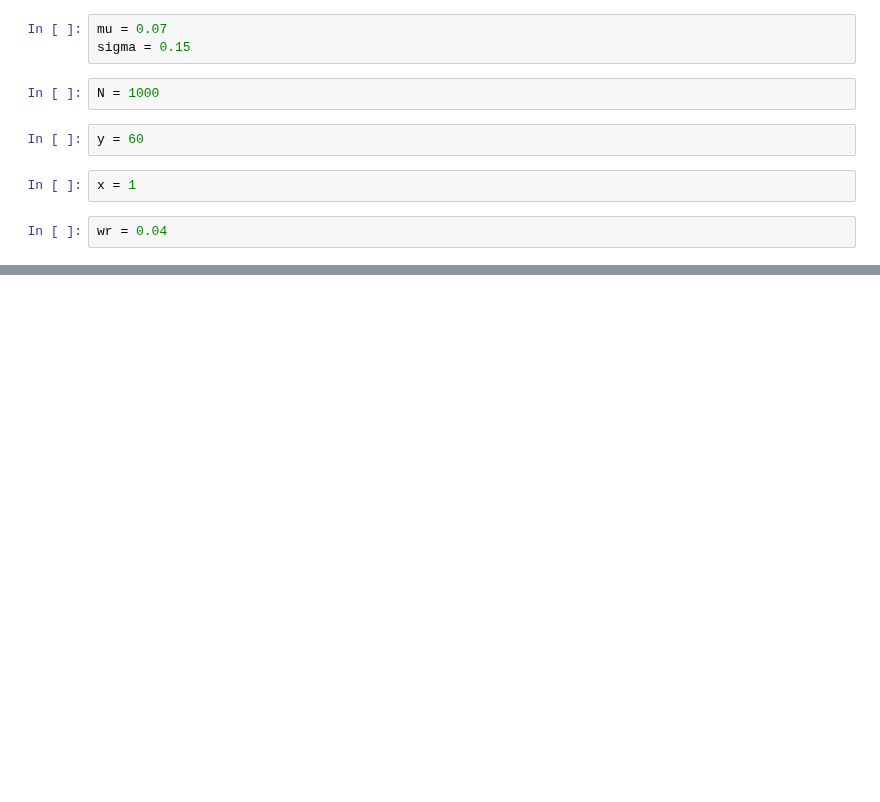
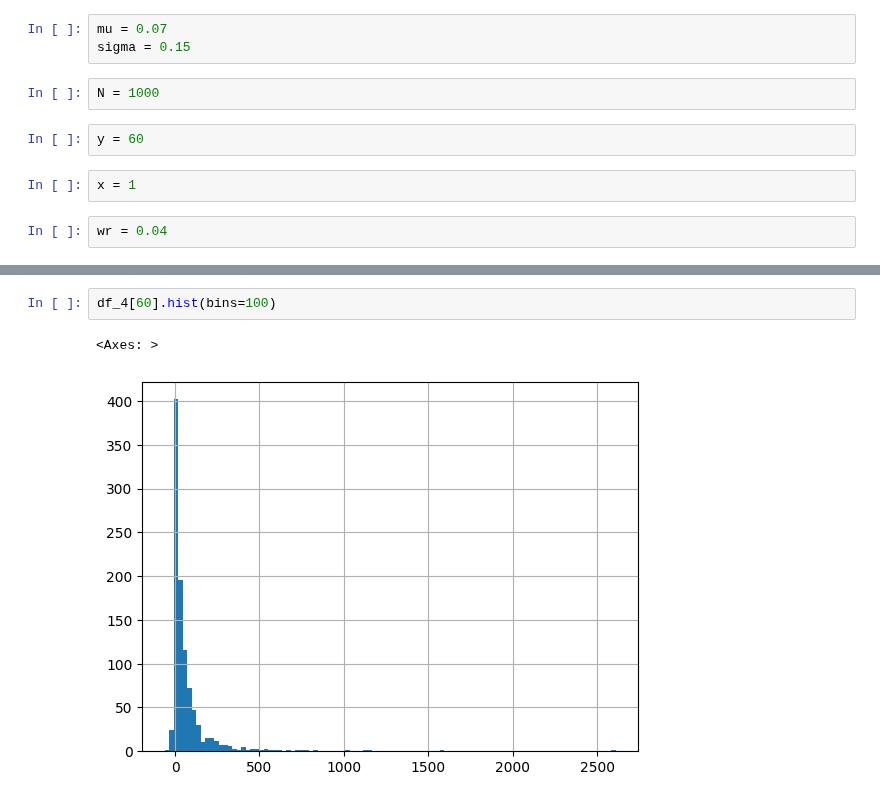
Before and after one commit to jvalansi/notebooks, a Jupyter notebook: safe_withdrawal_rate.ipynb, the cells around one changed output, grey strips where cells are left out. Drawn from its saved outputs; the diff is of its cells as text; blank space fills up the shorter version.

```diff
--- a/safe_withdrawal_rate.ipynb
+++ b/safe_withdrawal_rate.ipynb
@@ -27,0 +41,5 @@ success_rate
+# %%
+df_4[60].hist(bins=100)
+# %% [output]
+<Axes: >
+[figure, added]
```
Also changed, not shown: parts of 22 cells of this notebook.
